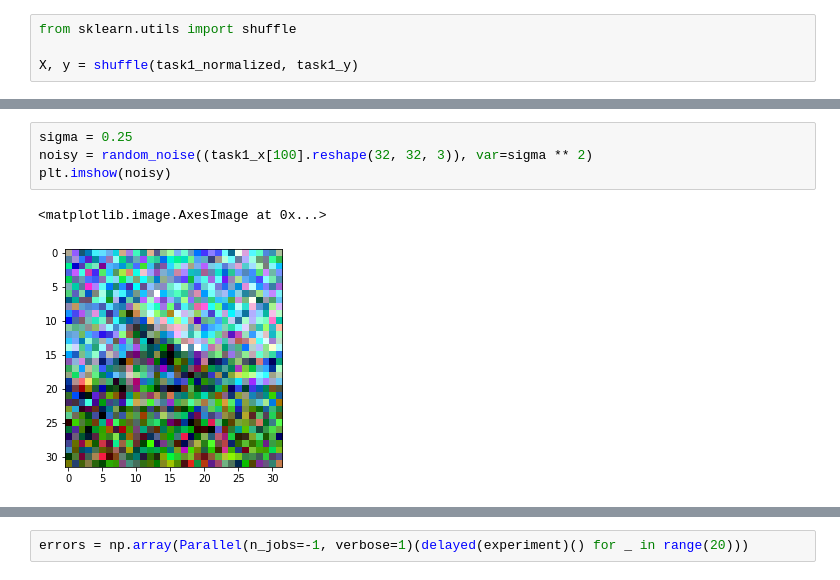
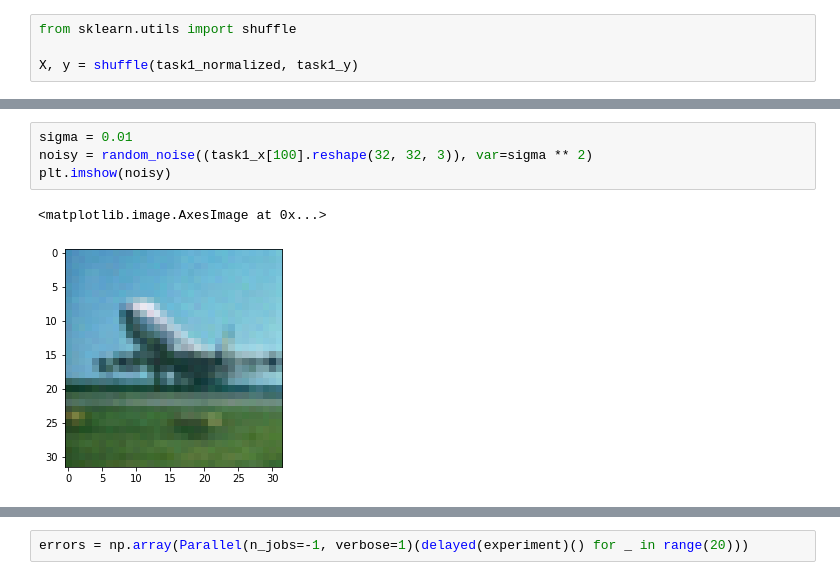
Before and after one commit to ykobaya9/ndd-links, a Jupyter notebook: cifar_experiments.ipynb, the cells around one changed output, grey strips where cells are left out. Saved outputs shown, nothing was run; the diff lists cells and outputs as text.

```diff
--- a/cifar_experiments.ipynb
+++ b/cifar_experiments.ipynb
@@ -82,10 +131,10 @@ plt.imshow(img_rotated)
 # %%
-sigma = 0.25
+sigma = 0.01
 noisy = random_noise((task1_x[100].reshape(32, 32, 3)), var=sigma ** 2)
 plt.imshow(noisy)
 # %% [output]
 <matplotlib.image.AxesImage at 0x...>
-[figure, old version]
+[figure, new version]
 # %%
 gauss = gaussian((task1_x[100].reshape(32, 32, 3)), sigma=2.5, multichannel=True)
 plt.imshow(gauss)
```
Also changed, not shown: parts of 29 cells of this notebook.
